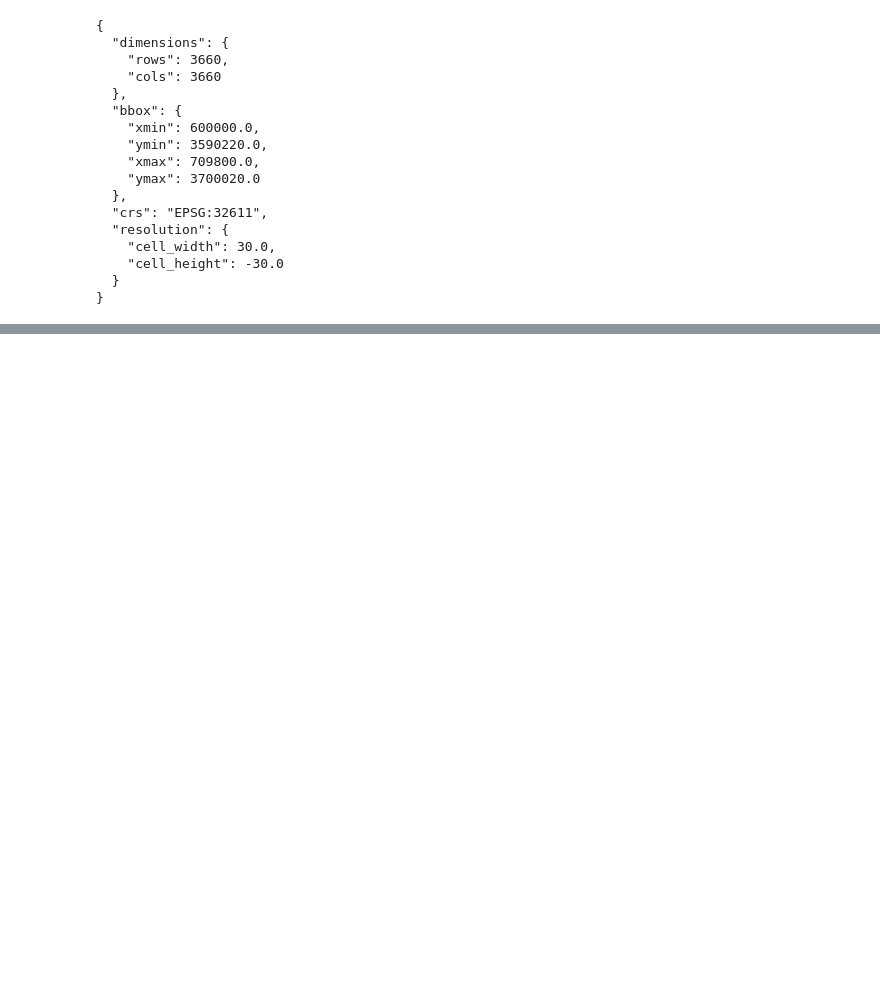
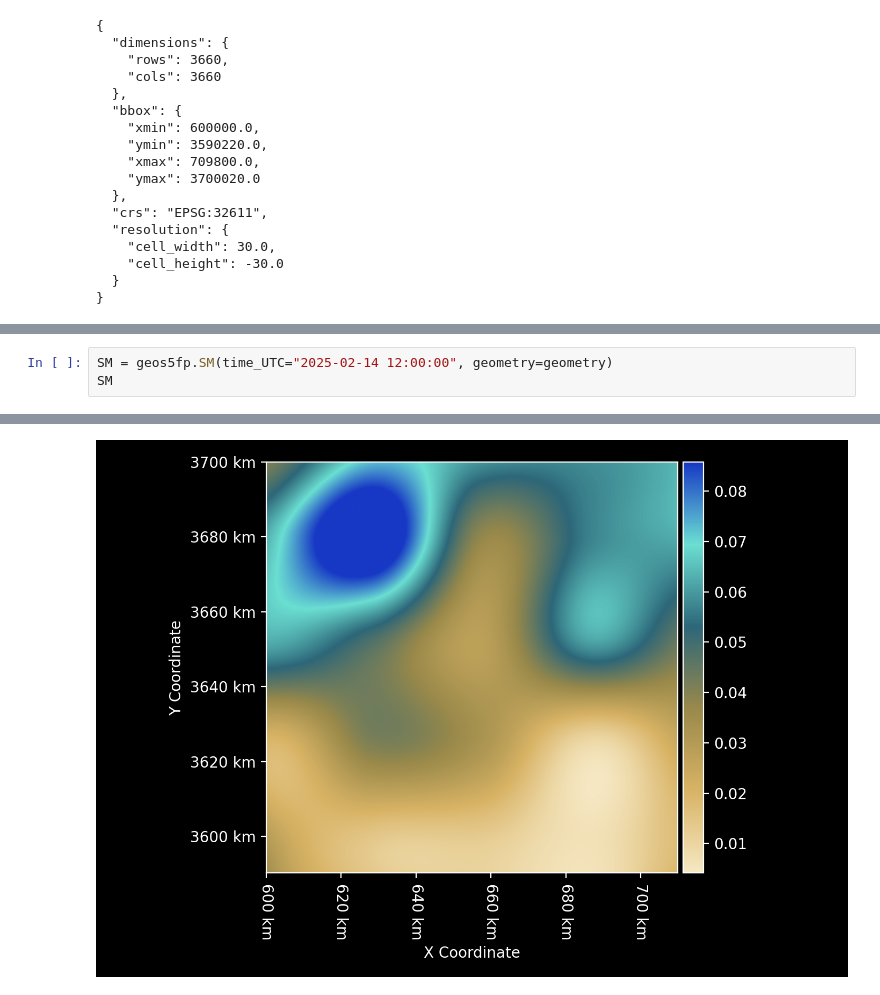
Before and after one commit to JPL-Evapotranspiration-Algorithms/GEOS5FP, a Jupyter notebook: GEOS-5 FP.ipynb, the cells around one changed output, grey strips where cells are left out. Drawn from its saved outputs; the diff is of its cells as text; blank space fills up the shorter version.

```diff
--- a/GEOS-5 FP.ipynb
+++ b/GEOS-5 FP.ipynb
@@ -43 +43,5 @@ Ta_C
 [figure]
+# %%
+SM = geos5fp.SM(time_UTC="2025-02-14 12:00:00", geometry=geometry)
+SM
+# %% [output]
@@ -43,0 +52 @@ Ta_C
+[figure, added]
```
Also changed, not shown: parts of 3 cells of this notebook, 5 other files.
